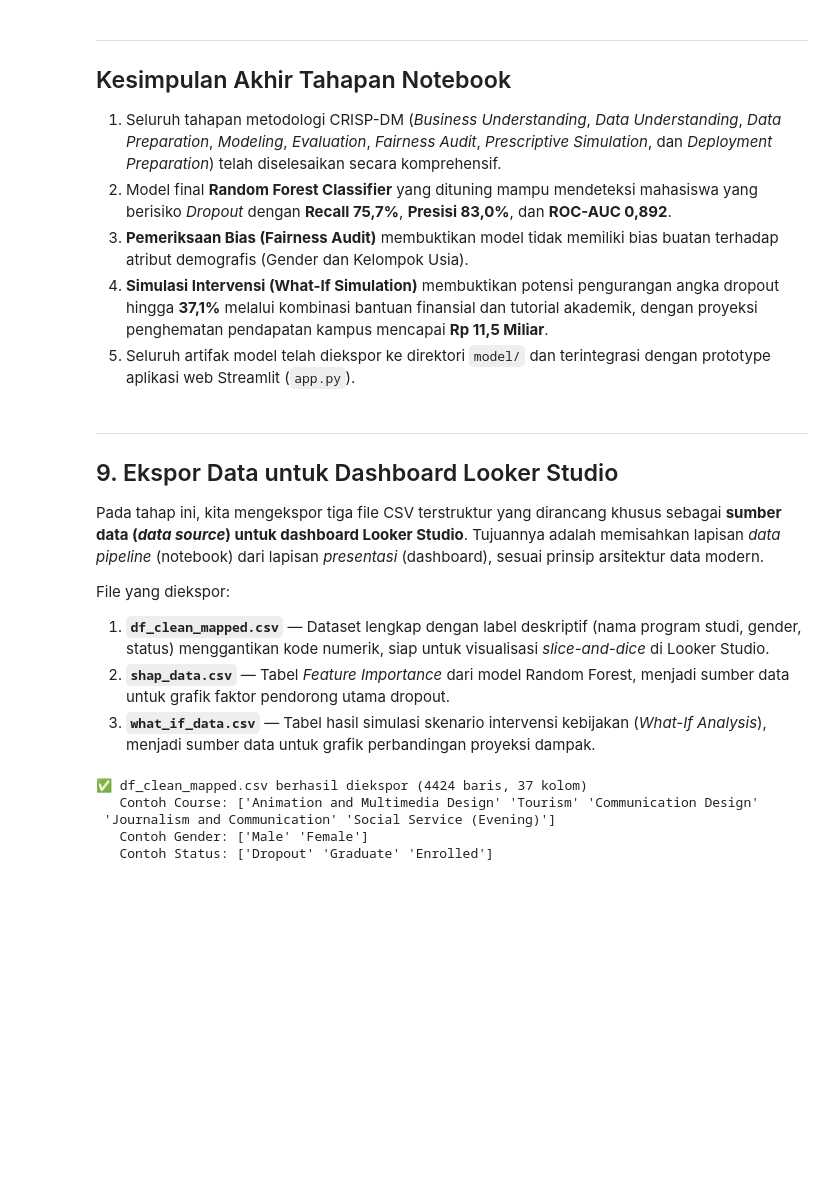
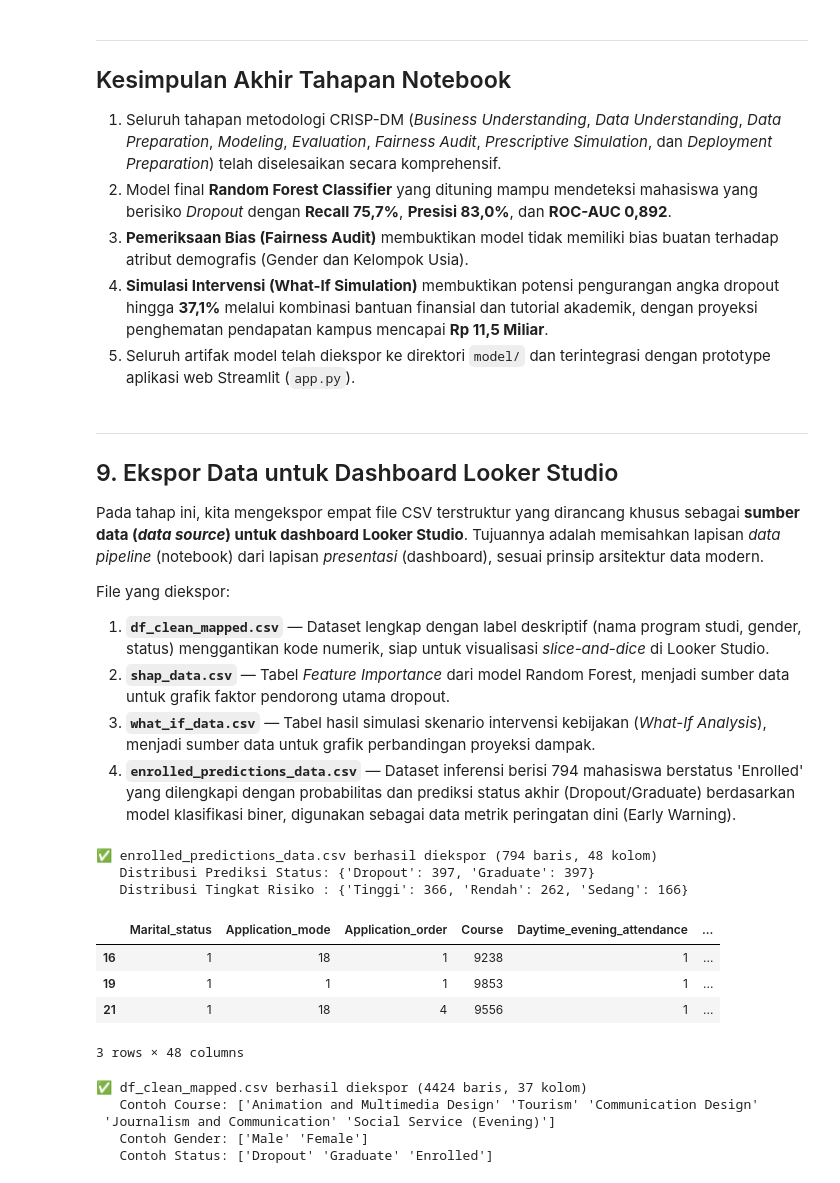
Before and after one commit to dawooodd/Penerapan-Data-Science-2, a Jupyter notebook: notebook.ipynb, the cells around one changed output. Saved outputs shown, nothing was run; the diff lists cells and outputs as text; code cells hidden in the pictures; blank space fills up the shorter version.

Commit message:
updated analysis notebook

```diff
--- a/notebook.ipynb
+++ b/notebook.ipynb
@@ -1168,11 +1175,56 @@ Verifikasi sukses! Contoh prediksi 5 data uji: [0, 0, 0, 0, 1]
 
 ## 9. Ekspor Data untuk Dashboard Looker Studio
 
-Pada tahap ini, kita mengekspor tiga file CSV terstruktur yang dirancang khusus sebagai **sumber data (*data source*) untuk dashboard Looker Studio**. Tujuannya adalah memisahkan lapisan *data pipeline* (notebook) dari lapisan *presentasi* (dashboard), sesuai prinsip arsitektur data modern.
+Pada tahap ini, kita mengekspor empat file CSV terstruktur yang dirancang khusus sebagai **sumber data (*data source*) untuk dashboard Looker Studio**. Tujuannya adalah memisahkan lapisan *data pipeline* (notebook) dari lapisan *presentasi* (dashboard), sesuai prinsip arsitektur data modern.
 
 File yang diekspor:
 1. **`df_clean_mapped.csv`** — Dataset lengkap dengan label deskriptif (nama program studi, gender, status) menggantikan kode numerik, siap untuk visualisasi *slice-and-dice* di Looker Studio.
 2. **`shap_data.csv`** — Tabel *Feature Importance* dari model Random Forest, menjadi sumber data untuk grafik faktor pendorong utama dropout.
 3. **`what_if_data.csv`** — Tabel hasil simulasi skenario intervensi kebijakan (*What-If Analysis*), menjadi sumber data untuk grafik perbandingan proyeksi dampak.
+4. **`enrolled_predictions_data.csv`** — Dataset inferensi berisi 794 mahasiswa berstatus 'Enrolled' yang dilengkapi dengan probabilitas dan prediksi status akhir (Dropout/Graduate) berdasarkan model klasifikasi biner, digunakan sebagai data metrik peringatan dini (Early Warning).
+# %%
+# ============================================================
+# 9.1 TASK 1: Inferensi Mahasiswa Aktif (Enrolled Predictions)
+# ============================================================
+
+# 1. Siapkan data prediktor untuk mahasiswa Enrolled
+X_enrolled = df_enrolled.drop('Status', axis=1)
+
+# 2. Lakukan Prediksi dengan model yang sudah dilatih (Binary: 1=Dropout, 0=Graduate)
+best_model = best_rf
+enrolled_predictions = best_model.predict(X_enrolled)
+enrolled_probabilities = best_model.predict_proba(X_enrolled)[:, 1]  # Index 1 untuk Dropout
+
+# 3. Buat DataFrame khusus hasil inferensi
+df_enrolled_out = df_enrolled.copy()
+df_enrolled_out['Predicted_Status'] = ['Dropout' if p == 1 else 'Graduate' for p in enrolled_predictions]
+df_enrolled_out['Dropout_Probability'] = enrolled_probabilities
+
+# 4. Kategorikan Tingkat Risiko (Opsional tapi direkomendasikan)
+def assign_risk(prob):
+    if prob >= 0.55:
+        return 'Tinggi'
+    elif prob >= 0.30:
+        return 'Sedang'
+    else:
+        return 'Rendah'
+
+df_enrolled_out['Risk_Level'] = df_enrolled_out['Dropout_Probability'].apply(assign_risk)
+
+# 5. Ekspor data ke CSV
+df_enrolled_out.to_csv('enrolled_predictions_data.csv', index=False, encoding='utf-8-sig')
+print(f"✅ enrolled_predictions_data.csv berhasil diekspor ({df_enrolled_out.shape[0]} baris, {df_enrolled_out.shape[1]} kolom)")
+print(f"   Distribusi Prediksi Status: {df_enrolled_out['Predicted_Status'].value_counts().to_dict()}")
+print(f"   Distribusi Tingkat Risiko : {df_enrolled_out['Risk_Level'].value_counts().to_dict()}")
+df_enrolled_out.head(3)
+# %% [output]
+✅ enrolled_predictions_data.csv berhasil diekspor (794 baris, 48 kolom)
+   Distribusi Prediksi Status: {'Dropout': 397, 'Graduate': 397}
+   Distribusi Tingkat Risiko : {'Tinggi': 366, 'Rendah': 262, 'Sedang': 166}
+|  | Marital_status | Application_mode | Application_order | Course | Daytime_evening_attendance | ... |
+| 16 | 1 | 18 | 1 | 9238 | 1 | ... |
+| 19 | 1 | 1 | 1 | 9853 | 1 | ... |
+| 21 | 1 | 18 | 4 | 9556 | 1 | ... |
+3 rows × 48 columns
 # %%
 # ============================================================
```
Also changed, not shown: parts of 6 cells of this notebook, 2 other files.
